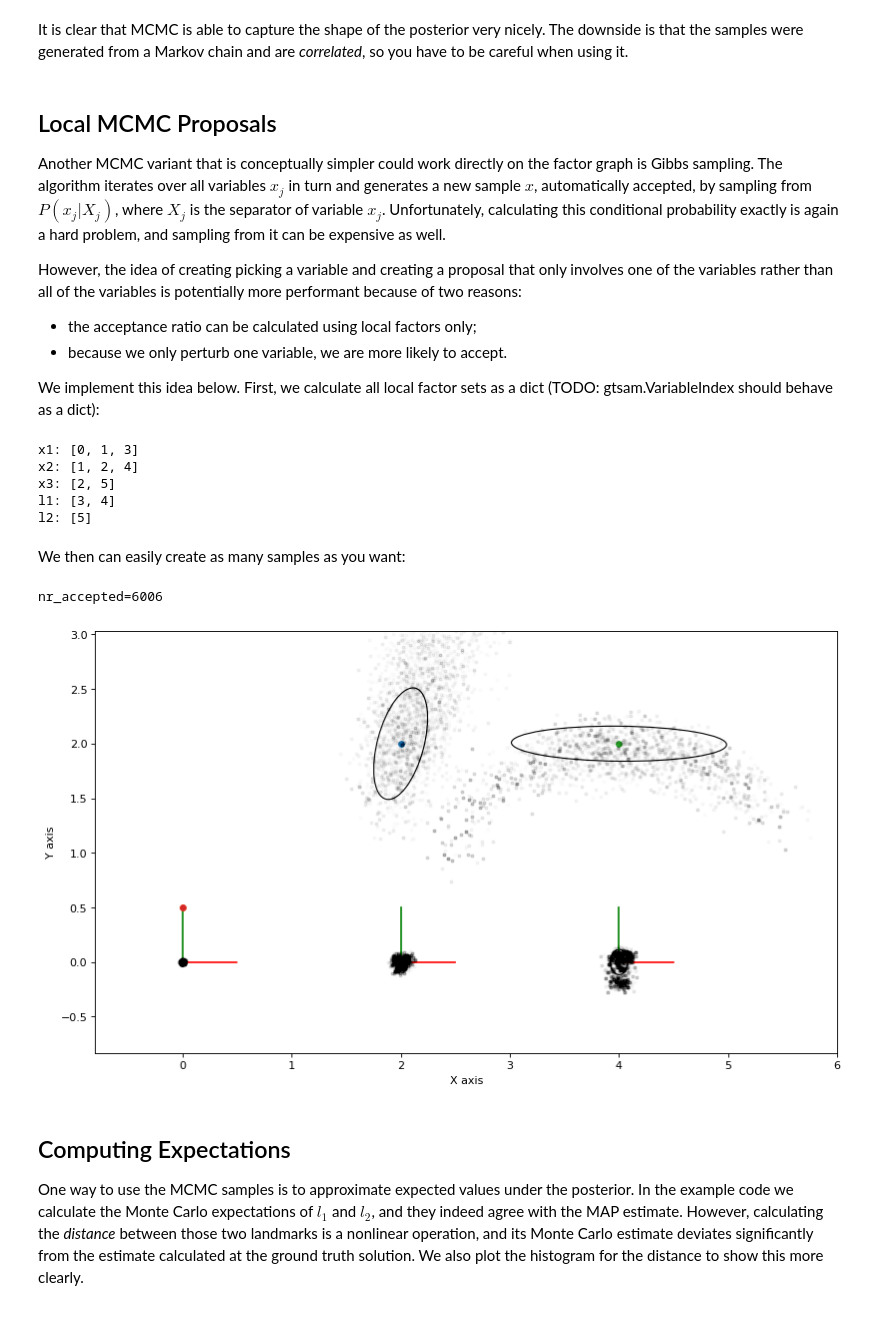
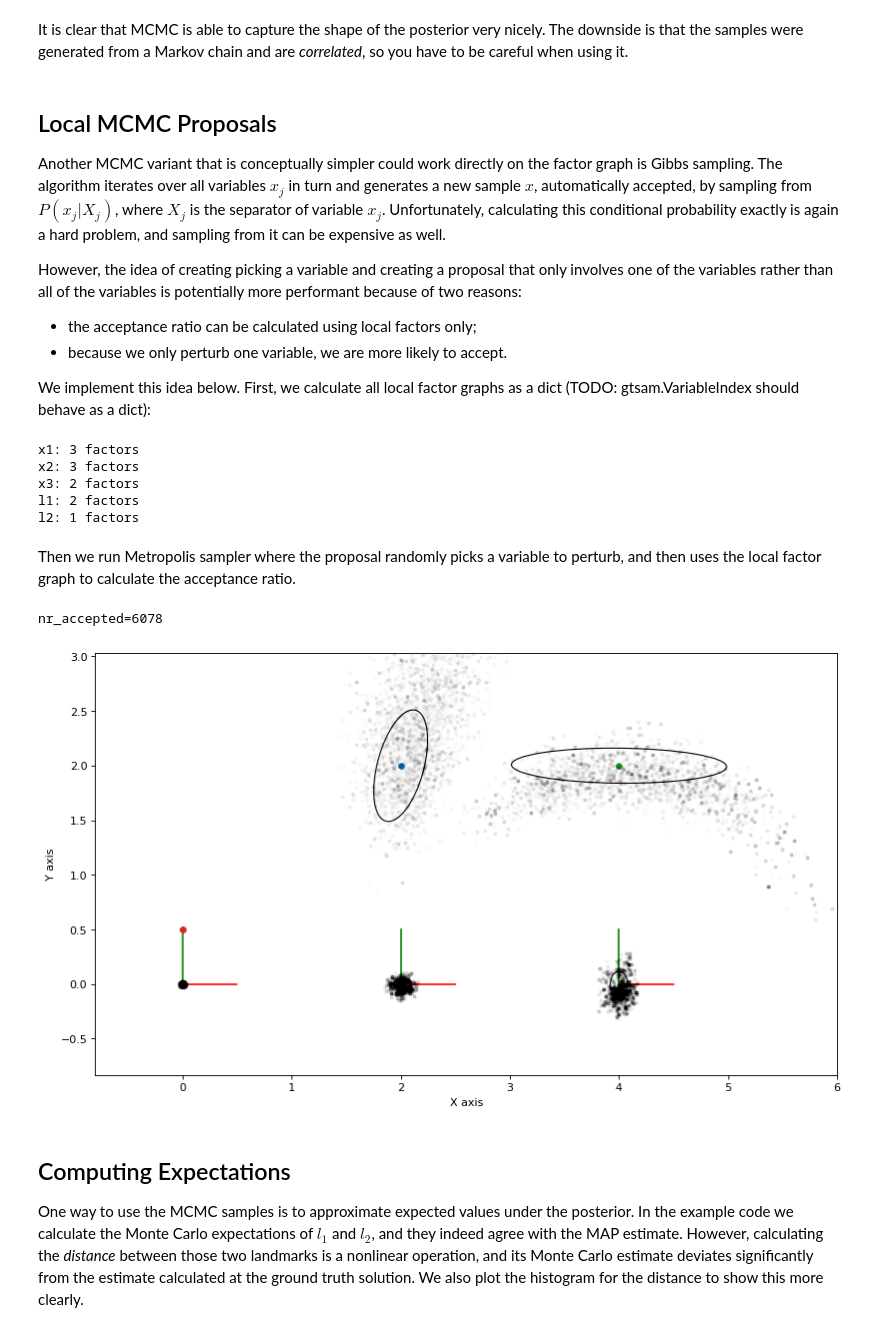
Before and after one commit to gtbook/gtsam-examples, a Jupyter notebook: PlanarSLAMExample_sampling.ipynb, the cells around one changed output. Cells and saved outputs as stored; diff of their text form; code cells hidden in the pictures.

Commit message:
create local factor graphs only once

```diff
--- a/PlanarSLAMExample_sampling.ipynb
+++ b/PlanarSLAMExample_sampling.ipynb
@@ -257,54 +257,50 @@ However, the idea of creating picking a variable and creating a proposal that on
 - because we only perturb one variable, we are more likely to accept.
 
 We implement this idea below.
-First, we calculate all local factor sets as a dict (TODO: gtsam.VariableIndex should behave as a dict):
+First, we calculate all local factor graphs as a dict (TODO: gtsam.VariableIndex should behave as a dict):
 # %%
 from collections import defaultdict
-local_factors = defaultdict(lambda: [])
+local_factors = defaultdict(gtsam.NonlinearFactorGraph)
 for i in range(graph.size()):
     factor = graph.at(i)
     for j in factor.keys():
-        local_factors[j].append(i)
-for j, separator in local_factors.items():
-    print(f"{gtsam.DefaultKeyFormatter(j)}: {separator}")
+        local_factors[j].add(graph.at(i))
+for j, local in local_factors.items():
+    print(f"{gtsam.DefaultKeyFormatter(j)}: {local.size()} factors")
 # %% [output]
-x1: [0, 1, 3]
-x2: [1, 2, 4]
-x3: [2, 5]
-l1: [3, 4]
-l2: [5]
+x1: 3 factors
+x2: 3 factors
+x3: 2 factors
+l1: 2 factors
+l2: 1 factors
-# %% [markdown]
-We then can easily create as many samples as you want:
+# %% [markdown]
+Then we run Metropolis sampler where the proposal randomly picks a variable to perturb, and then uses the local factor graph to calculate the acceptance ratio.
 # %%
 make_figure()
 nr_accepted = 0
 
 # Start with an initial estimate x
 vv = vector_values(tangent_samples, 0)
 vv0 = gtsam.VectorValues.Zero(vv)
 x = truth.retract(vv0)  # makes sure we don't touch truth
 keys = [x1, x2, x3, l1, l2]
 for s in range(N):
     # choose a variable to pertrub
     j = keys[np.random.choice(5)]
     vvj = gtsam.VectorValues()
     vvj.insert(j, tangent_proposals[j][:, s])
     p = x.retract(vvj)
-    # collect all factors connected to x_j
-    local = gtsam.NonlinearFactorGraph()
-    for i in local_factors[j]:
-        local.add(graph.at(i))
     # calculate local acceptance ratio
-    log_a = local.error(x) - local.error(p)
+    log_a = local_factors[j].error(x) - local_factors[j].error(p)
     if accept(log_a):
         nr_accepted += 1
         x = p
         plot_sample(x, alpha=0.01)
 
 print(f"nr_accepted={nr_accepted}")
 # %% [output]
-nr_accepted=6006
+nr_accepted=6078
-[figure, old version]
+[figure, new version]
 # %% [markdown]
 ## Computing Expectations
 
```
